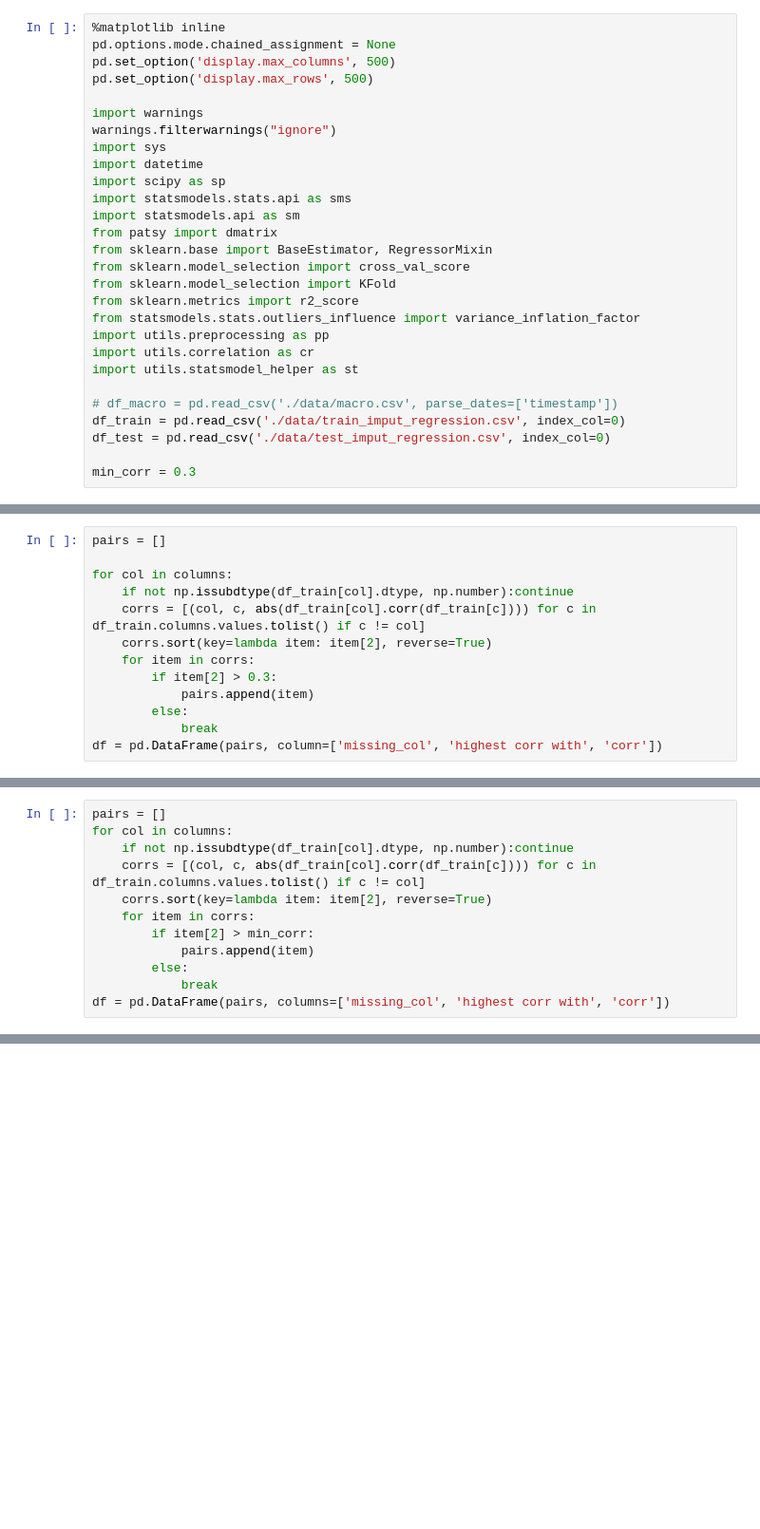
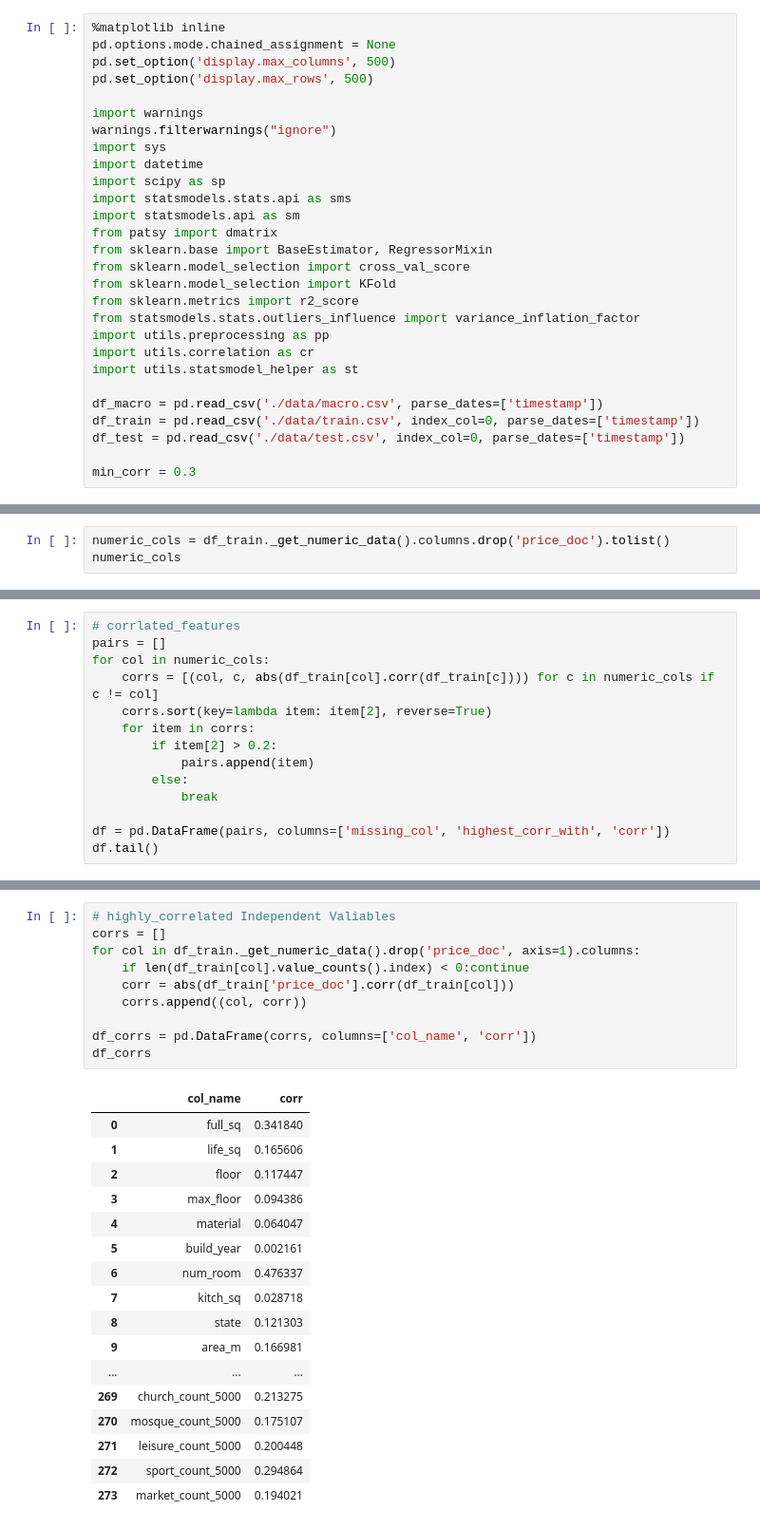
Before and after one commit to hojisu/sberbank-russian-housing-market, a Jupyter notebook: code/corr확인해보기.ipynb, the cells around one changed output, grey strips where cells are left out. Shown at 95% size. Cells and saved outputs as stored; diff of their text form; blank space fills up the shorter version.

```diff
--- a/code/corr확인해보기.ipynb
+++ b/code/corr확인해보기.ipynb
@@ -21,9 +21,9 @@ import utils.preprocessing as pp
 import utils.correlation as cr
 import utils.statsmodel_helper as st
 
-# df_macro = pd.read_csv('./data/macro.csv', parse_dates=['timestamp'])
-df_train = pd.read_csv('./data/train_imput_regression.csv', index_col=0)
-df_test = pd.read_csv('./data/test_imput_regression.csv', index_col=0)
+df_macro = pd.read_csv('./data/macro.csv', parse_dates=['timestamp'])
+df_train = pd.read_csv('./data/train.csv', index_col=0, parse_dates=['timestamp'])
+df_test = pd.read_csv('./data/test.csv', index_col=0, parse_dates=['timestamp'])
 
 min_corr = 0.3
 # %%
@@ -68,0 +59,3 @@ df_train[columns].astype(int).tail()
+# %%
+numeric_cols = df_train._get_numeric_data().columns.drop('price_doc').tolist()
+numeric_cols
@@ -69,13 +80,14 @@ df_train[columns].astype(int).tail()
 # %%
+# corrlated_features
 pairs = []
-
-for col in columns:
-    if not np.issubdtype(df_train[col].dtype, np.number):continue
-    corrs = [(col, c, abs(df_train[col].corr(df_train[c]))) for c in df_train.columns.values.tolist() if c != col]
+for col in numeric_cols:
+    corrs = [(col, c, abs(df_train[col].corr(df_train[c]))) for c in numeric_cols if c != col]
     corrs.sort(key=lambda item: item[2], reverse=True)
     for item in corrs:
-        if item[2] > 0.3:
+        if item[2] > 0.2:
             pairs.append(item)
         else:
             break
-df = pd.DataFrame(pairs, column=['missing_col', 'highest corr with', 'corr'])
+
+df = pd.DataFrame(pairs, columns=['missing_col', 'highest_corr_with', 'corr'])
+df.tail()
@@ -90,12 +100,0 @@ memory usage: 68.9+ MB
-# %%
-pairs = []
-for col in columns:
-    if not np.issubdtype(df_train[col].dtype, np.number):continue
-    corrs = [(col, c, abs(df_train[col].corr(df_train[c]))) for c in df_train.columns.values.tolist() if c != col]
-    corrs.sort(key=lambda item: item[2], reverse=True)
-    for item in corrs:
-        if item[2] > min_corr:
-            pairs.append(item)
-        else:
-            break
-df = pd.DataFrame(pairs, columns=['missing_col', 'highest corr with', 'corr'])
@@ -109,0 +145,28 @@ pick_highly_correlated_IVs(df_train, 'price_doc', 0.3)
+# %%
+# highly_correlated Independent Valiables
+corrs = []
+for col in df_train._get_numeric_data().drop('price_doc', axis=1).columns:
+    if len(df_train[col].value_counts().index) < 0:continue
+    corr = abs(df_train['price_doc'].corr(df_train[col]))
+    corrs.append((col, corr))
+
+df_corrs = pd.DataFrame(corrs, columns=['col_name', 'corr'])
+df_corrs
+# %% [output]
+|  | col_name | corr |
+| 0 | full_sq | 0.341840 |
+| 1 | life_sq | 0.165606 |
+| 2 | floor | 0.117447 |
+| 3 | max_floor | 0.094386 |
+| 4 | material | 0.064047 |
+| 5 | build_year | 0.002161 |
+| 6 | num_room | 0.476337 |
+| 7 | kitch_sq | 0.028718 |
+| 8 | state | 0.121303 |
+| 9 | area_m | 0.166981 |
+| ... | ... | ... |
+| 269 | church_count_5000 | 0.213275 |
+| 270 | mosque_count_5000 | 0.175107 |
+| 271 | leisure_count_5000 | 0.200448 |
+| 272 | sport_count_5000 | 0.294864 |
+| 273 | market_count_5000 | 0.194021 |
```
Also changed, not shown: parts of 13 cells of this notebook, 8 other files.
